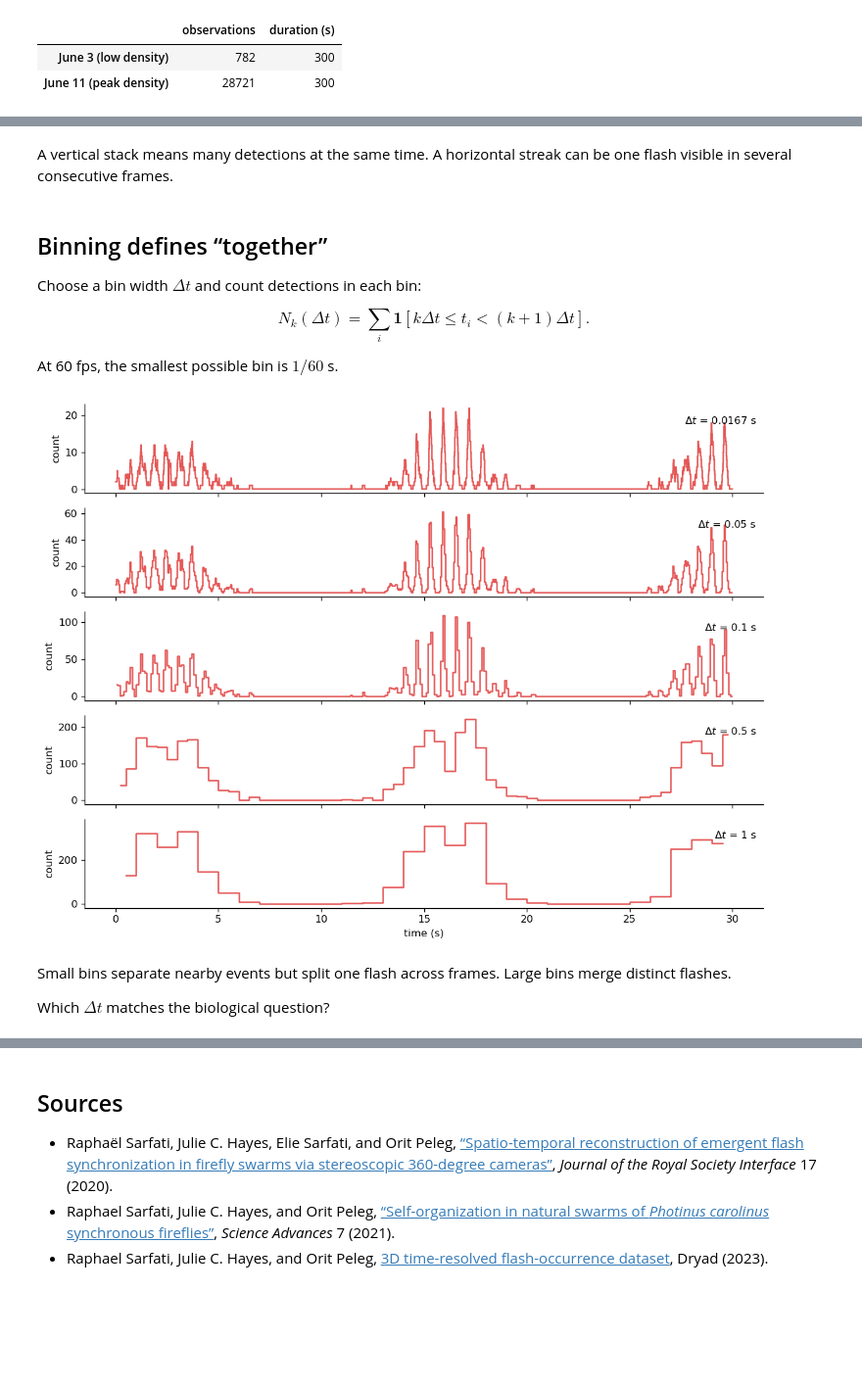
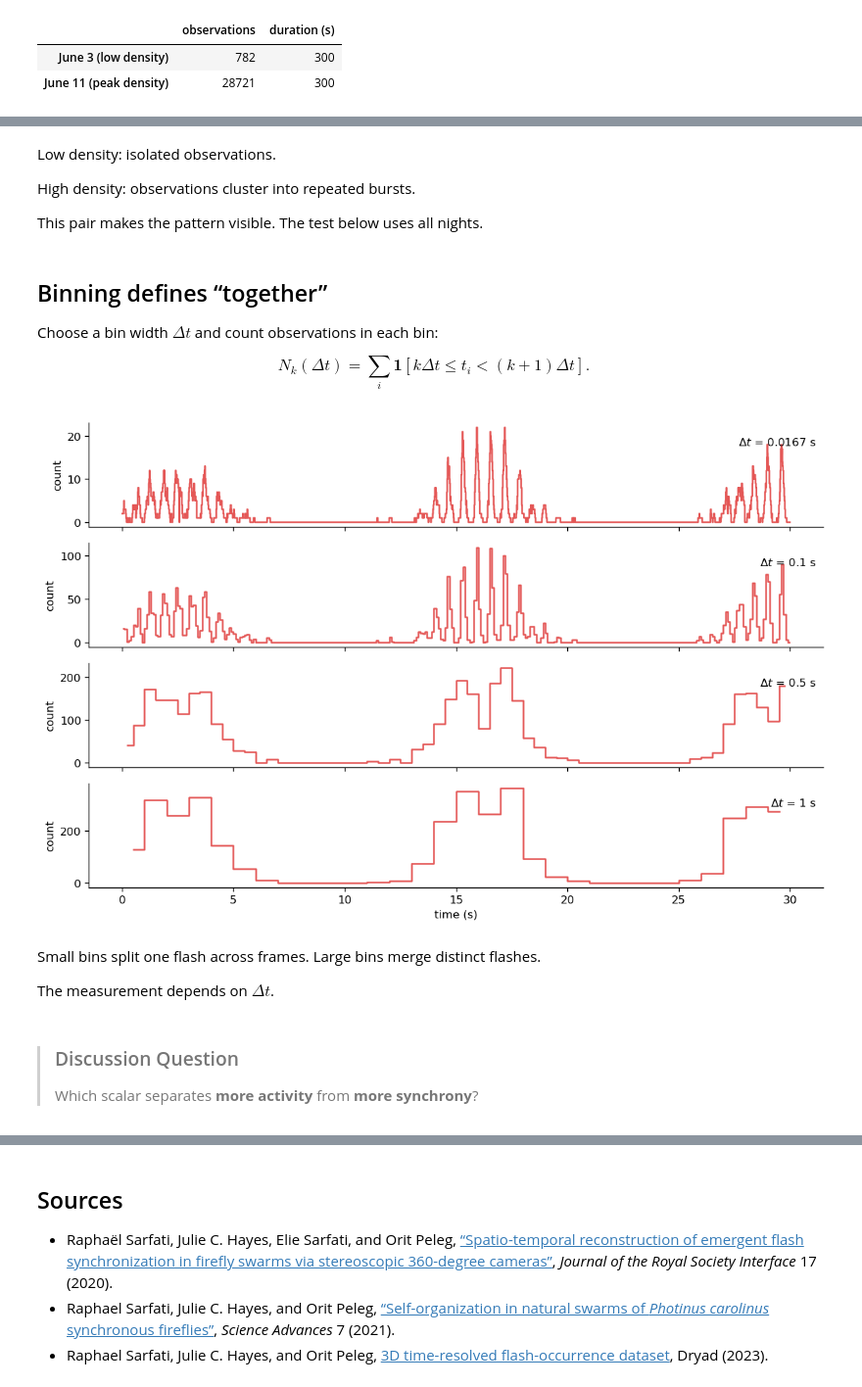
Before and after one commit to shaevitz/567-Crowd-Control, a Jupyter notebook: lectures/lecture-02-firefly-synchronization.ipynb, the cells around one changed output, grey strips where cells are left out. Shown at 98% size. Saved outputs shown, nothing was run; the diff lists cells and outputs as text; code cells hidden in the pictures; blank space fills up the shorter version.

```diff
--- a/lectures/lecture-02-firefly-synchronization.ipynb
+++ b/lectures/lecture-02-firefly-synchronization.ipynb
@@ -312,7 +308,7 @@ for ax, (night, observations) in zip(axes, fireflies.items()):
         color=COLORS[night],
     )
     ax.set_title(NIGHT_LABELS[night])
-    ax.set_ylabel("detections / frame")
+    ax.set_ylabel("observations / frame")
     ax.set_ylim(0, 32)
 
 axes[-1].set_xlabel("time (s)")
@@ -323,15 +319,17 @@ plt.show()
 # %% [markdown]
-A vertical stack means many detections at the same time. A horizontal streak can be one flash visible in several consecutive frames.
+Low density: isolated observations.
+
+High density: observations cluster into repeated bursts.
+
+This pair makes the pattern visible. The test below uses all nights.
 # %% [markdown]
 ## Binning defines “together”
 
-Choose a bin width $\Delta t$ and count detections in each bin:
+Choose a bin width $\Delta t$ and count observations in each bin:
 
 $$
 N_k(\Delta t)=\sum_i \mathbf{1}\!\left[k\Delta t \leq t_i < (k+1)\Delta t\right].
 $$
-
-At 60 fps, the smallest possible bin is $1/60$ s.
 # %%
 TOTAL_FRAMES = DURATION_S * FPS
 
@@ -347,39 +345,43 @@ def binned_counts(observations, start_frame, bin_width_s):
     centers_s = (np.arange(n_bins) + 0.5) * frames_per_bin / FPS
     return centers_s, counts
 # %%
-bin_widths_s = [1 / FPS, 0.05, 0.10, 0.50, 1.00]
+bin_widths_s = [1 / FPS, 0.10, 0.50, 1.00]
 example_start_s = RASTER_START_S["June 11"]
 example_duration_s = 30
 
-fig, axes = plt.subplots(len(bin_widths_s), 1, figsize=(10, 7.5), sharex=True)
+fig, axes = plt.subplots(len(bin_widths_s), 1, figsize=(10, 6.5), sharex=True)
 
 for ax, bin_width_s in zip(axes, bin_widths_s):
     time, counts = binned_counts(
         fireflies["June 11"], WINDOWS["June 11"][1], bin_width_s
     )
     show = (time >= example_start_s) & (time < example_start_s + example_duration_s)
     ax.step(
         time[show] - example_start_s,
         counts[show],
         where="mid",
         color=COLORS["June 11"],
     )
     ax.set_ylabel("count")
     ax.text(
         0.99,
         0.78,
         rf"$\Delta t$ = {bin_width_s:.3g} s",
         transform=ax.transAxes,
         ha="right",
     )
 
 axes[-1].set_xlabel("time (s)")
 fig.tight_layout()
 plt.show()
 # %% [output]
-[figure, old version]
+[figure, new version]
 # %% [markdown]
-Small bins separate nearby events but split one flash across frames. Large bins merge distinct flashes.
+Small bins split one flash across frames. Large bins merge distinct flashes.
 
-Which $\Delta t$ matches the biological question?
+The measurement depends on $\Delta t$.
+# %% [markdown]
+> ### Discussion Question
+>
+> Which scalar separates **more activity** from **more synchrony**?
 # %% [markdown]
```
Also changed, not shown: parts of 25 cells of this notebook, 5 other files.
